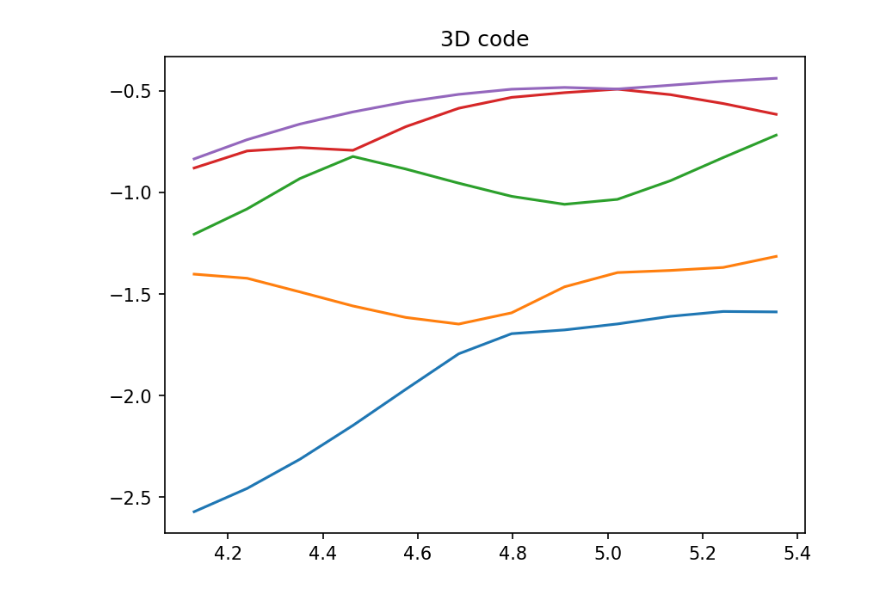
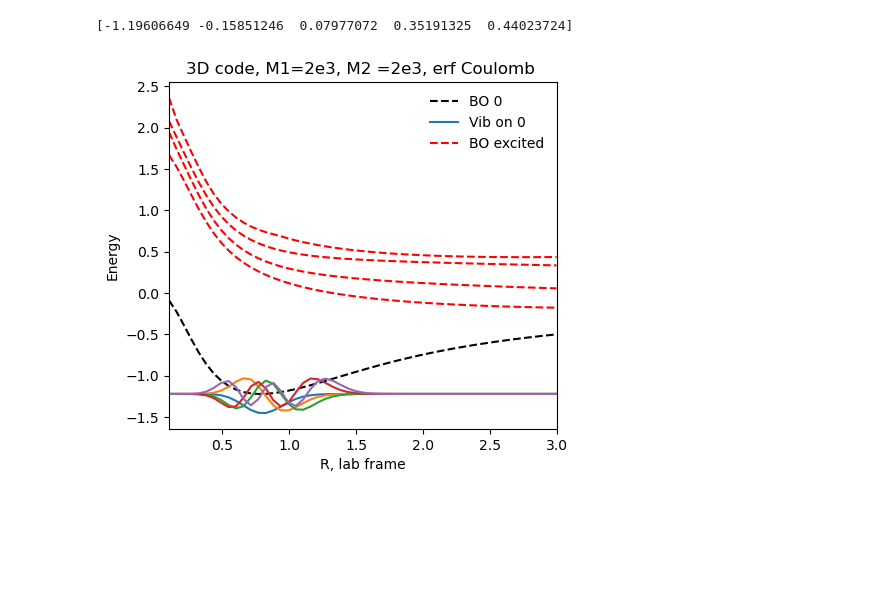
Before and after one commit to subotnikgroup/xebees, a Jupyter notebook: 3D/notebook-3D-exact.ipynb, the cells around one changed output. Cells and saved outputs as stored; diff of their text form; code cells hidden in the pictures; blank space fills up the shorter version.

Commit message:
--evecs works, added erf_coulomb support

```diff
--- a/3D/notebook-3D-exact.ipynb
+++ b/3D/notebook-3D-exact.ipynb
@@ -19,7 +17,7 @@ import matplotlib.pyplot as plt
 
 from IPython.display import display
 # make figures higher resolution (larger)
-plt.rcParams['figure.dpi'] = 150
+plt.rcParams['figure.dpi'] = 100
 # A decent backend for animations
 plt.rcParams["animation.html"] = "jshtml"
 # let 'em get big
@@ -36,11 +36,12 @@ import fixed_center_of_mass_exact_2D as fcm2D
 # %%
 base_params = {
         'g_1': 1.0, 'g_2': 1.0,
-        'M_1': 300, 'M_2': 300,
-        'NR': 12, 'Nr': 13, 'Ng': 14,
-        'J': 0, 'potential': 'borgis',
+        'M_1': 2e3, 'M_2': 2e3,
+        'NR': 53, 'Nr': 51, 'Ng': 52,
+        'J': 0, 'potential': 'erf_coulomb',
         'preconditioner': 'naive',
-        'verbosity': 0
+        'verbosity': 0, 't': 64,
+        'extent':np.array([0.1,3,4])
     }
 args = Namespace(**base_params)
 H = fcm.Hamiltonian(args)
@@ -55,5 +56,6 @@ Preconditioner requires 0MB.
 # %%
-Ad_vn, Ad_n = H.BO_spectrum()
-print(Ad_n.shape)
-print(Ad_vn.shape)
+# Ad_vn, Ad_n = H.BO_spectrum()
+# print(Ad_n.shape)
+# print(Ad_vn.shape)
+Ad_vn, U_n, U_v, Ad_n = H._build_preconditioner_BO()
 # %% [output]
@@ -65,17 +69,29 @@ Mock call to tqdm({'total': 12})
 # %%
-fig,ax = plt.subplots()
-ax.plot(H.R_lab, Ad_n[:,0])
-# ax.plot(H.R_lab, Ad_vn[:,0])
-ax.plot(H.R_lab, Ad_n[:,1])
-ax.plot(H.R_lab, Ad_n[:,2])
-ax.plot(H.R_lab, Ad_n[:,3])
-ax.plot(H.R_lab, Ad_n[:,4])
-
-ax.set_title("3D code")
+fig,ax = plt.subplots(figsize=(5,4.5))
+n=0
+print(Ad_vn[0,:5])
+ax.plot(H.R_lab, (Ad_n[:,n]), color='k', label="BO 0", linestyle='--')
+ax.plot(H.R_lab, U_v[n,:,0]*0.5 + np.min(Ad_n[:,n]), label="Vib on 0")
+ax.plot(H.R_lab, U_v[n,:,1]*0.5 + np.min(Ad_n[:,n]))
+ax.plot(H.R_lab, U_v[n,:,2]*0.5 + np.min(Ad_n[:,n]))
+ax.plot(H.R_lab, U_v[n,:,3]*0.5 + np.min(Ad_n[:,n]))
+ax.plot(H.R_lab, U_v[n,:,4]*0.5 + np.min(Ad_n[:,n]))
+# ax.plot(H.R_lab, Ad_n[:,0])
+ax.plot(H.R_lab, Ad_n[:,1], c='r', linestyle='--', label="BO excited")
+ax.plot(H.R_lab, Ad_n[:,2], c='r', linestyle='--')
+ax.plot(H.R_lab, Ad_n[:,3], c='r', linestyle='--')
+ax.plot(H.R_lab, Ad_n[:,4], c='r', linestyle='--')
+ax.set_xlabel("R, lab frame")
+ax.set_ylabel("Energy")
+ax.set_title("3D code, M1=2e3, M2 =2e3, erf Coulomb ")
+ax.legend(frameon=False)
+ax.set_xmargin(0)
 display(fig)
+fig.savefig("erf_2e1.png")
 # %% [output]
 [interactive output not drawn]
 [interactive output not drawn]
+[-1.19606649 -0.15851246  0.07977072  0.35191325  0.44023724]
-[figure, old version]
+[figure, new version]
 # %%
 H2D = fcm2D.Hamiltonian(args)
```
Also changed, not shown: parts of 7 cells of this notebook, 2 other files.
